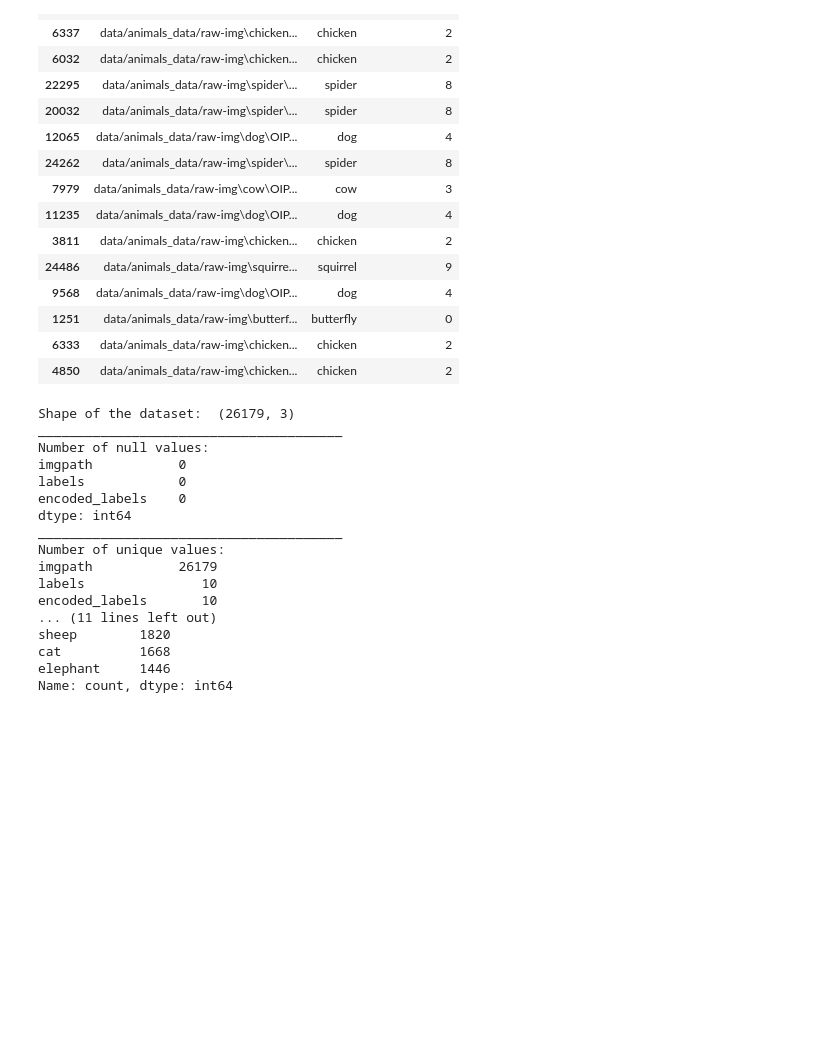
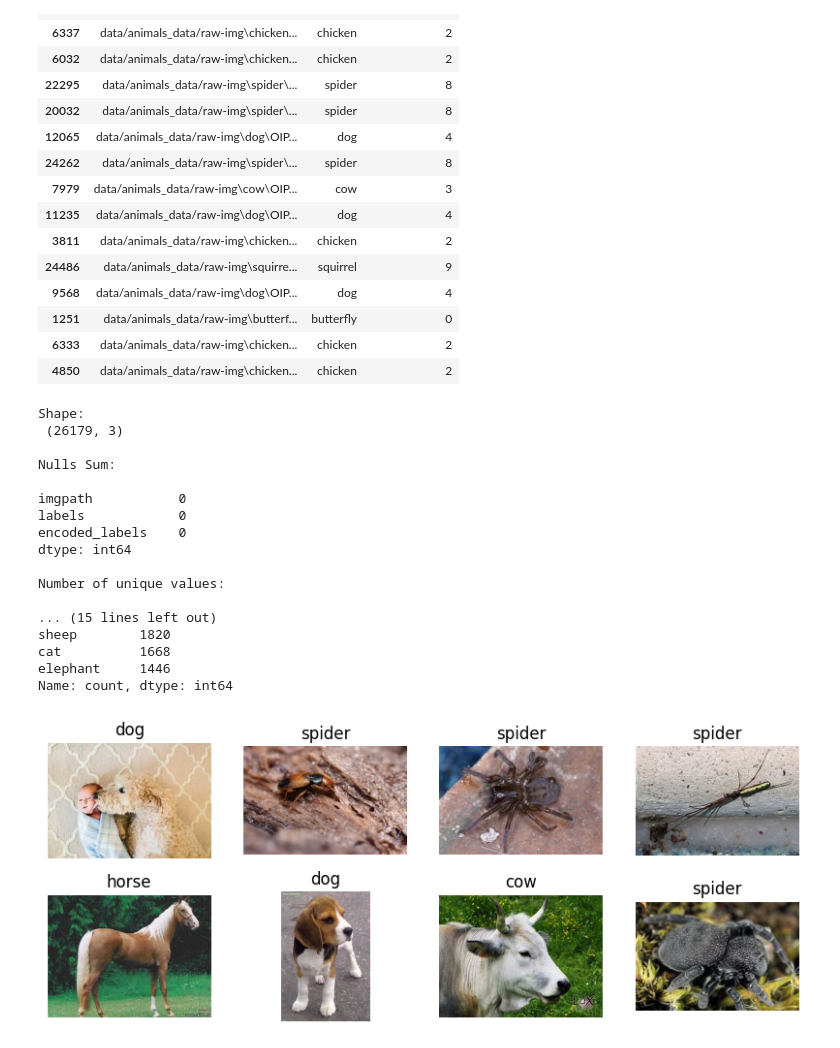
Before and after one commit to Wingaero/Fauna_Classification, a Jupyter notebook: Untitled.ipynb, the cells around one changed output. Cells and saved outputs as stored; diff of their text form; code cells hidden in the pictures; blank space fills up the shorter version.

```diff
--- a/Untitled.ipynb
+++ b/Untitled.ipynb
@@ -45,3 +37,26 @@ df['encoded_labels'] = lb.fit_transform(df['labels'])
+# %%
+path = "data/animals_data/raw-img"
+#data= image_data
+#lb = label_enc
+
+
+image_data = {"imgpath": [] , "labels": [] }
+
+category = os.listdir(path)
+for folder in category:
+    folderpath = os.path.join(path , folder)
+    filelist = os.listdir(folderpath)
+    for file in filelist:
+        fpath = os.path.join(folderpath, file)
+        image_data["imgpath"].append(fpath)
+        image_data["labels"].append(folder)
+
+
+df = pd.DataFrame(image_data)
+
+#Convert labels to numbers
+label_enc = LabelEncoder()
+df['encoded_labels'] = label_enc.fit_transform(df['labels'])
 # %%
 df.sample(n=15, random_state=1)
 # %% [output]
@@ -62,32 +77,53 @@ df.sample(n=15, random_state=1)
 | 6333 | data/animals_data/raw-img\chicken... | chicken | 2 |
 | 4850 | data/animals_data/raw-img\chicken... | chicken | 2 |
 # %%
-print("Shape of the dataset: ", df.shape)
-print("_______________________________________")
-print("Number of null values: ")
+print("Shape: \n", df.shape)
+
+print("\nNulls Sum: \n")
 print(df.isnull().sum())
-print("_______________________________________")
-print("Number of unique values: ")
+
+print("\nNumber of unique values: \n")
 print(df.nunique())
 
-print("---------------------------------------")
-print("Number of images per category : ")
+print("\nNumber of images per category : \n" )
 print(df.labels.value_counts())
 # %% [output]
-Shape of the dataset:  (26179, 3)
-_______________________________________
-Number of null values:
+Shape:
+ (26179, 3)
+
+Nulls Sum:
+
 imgpath           0
 labels            0
 encoded_labels    0
 dtype: int64
-_______________________________________
+
 Number of unique values:
-imgpath           26179
-labels               10
-encoded_labels       10
-... (11 lines left out)
+
+... (15 lines left out)
 sheep        1820
 cat          1668
 elephant     1446
 Name: count, dtype: int64
+# %%
+#Splitting images into Training set and Testing set
+#valid_df = cv_df
+#temp_df = process_df
+
+train_df, process_df = train_test_split(df,  train_size= 0.7 , shuffle=True, random_state=42)
+cv_df , test_df = train_test_split(process_df ,  train_size= 0.5 , shuffle=True, random_state=42)
+train_df = train_df.reset_index(drop=True)
+cv_df = cv_df.reset_index(drop=True)
+test_df = test_df.reset_index(drop=True)
+# %%
+plt.figure(figsize=(10,8))
+for x, row in test_df.sample(n=8).reset_index().iterrows():
+    plt.subplot(4,4,x+1)
+    image_path = row['imgpath']
+    image = Image.open(image_path)
+    plt.imshow(image)
+    plt.title(row["labels"])
+    plt.axis('off')
+plt.show()
+# %% [output]
+[figure, added]
```
Also changed, not shown: parts of 6 cells of this notebook.
